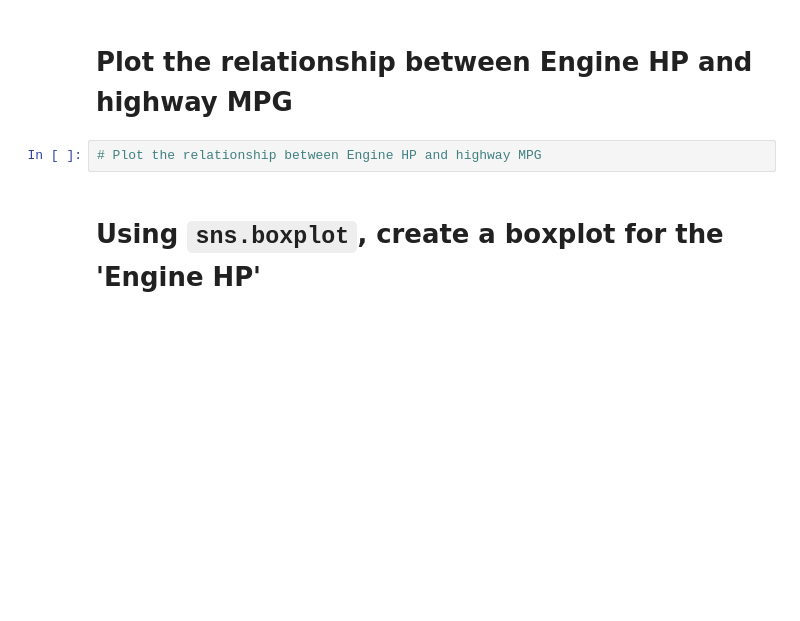
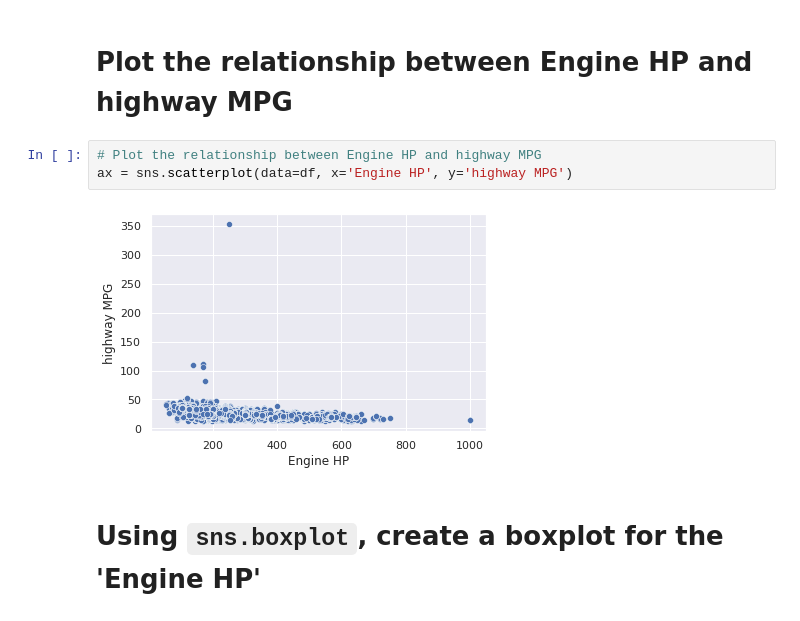
Before and after one commit to sethjmarcus/2021-fall-data-science, a Jupyter notebook: Week-02-EDA/Exercise-EDA.ipynb, the cells around one changed output. Saved outputs shown, nothing was run; the diff lists cells and outputs as text; blank space fills up the shorter version.

```diff
--- a/Week-02-EDA/Exercise-EDA.ipynb
+++ b/Week-02-EDA/Exercise-EDA.ipynb
@@ -217,6 +226,9 @@ Name: highway MPG, dtype: float64
 # Plot the relationship between Engine HP and highway MPG
 # %%
 # Plot the relationship between Engine HP and highway MPG
+ax = sns.scatterplot(data=df, x='Engine HP', y='highway MPG')
+# %% [output]
+[figure, added]
 # %% [markdown]
 # Using `sns.boxplot`, create a boxplot for the 'Engine HP'
 # %%
```
Also changed, not shown: parts of 17 cells of this notebook.
